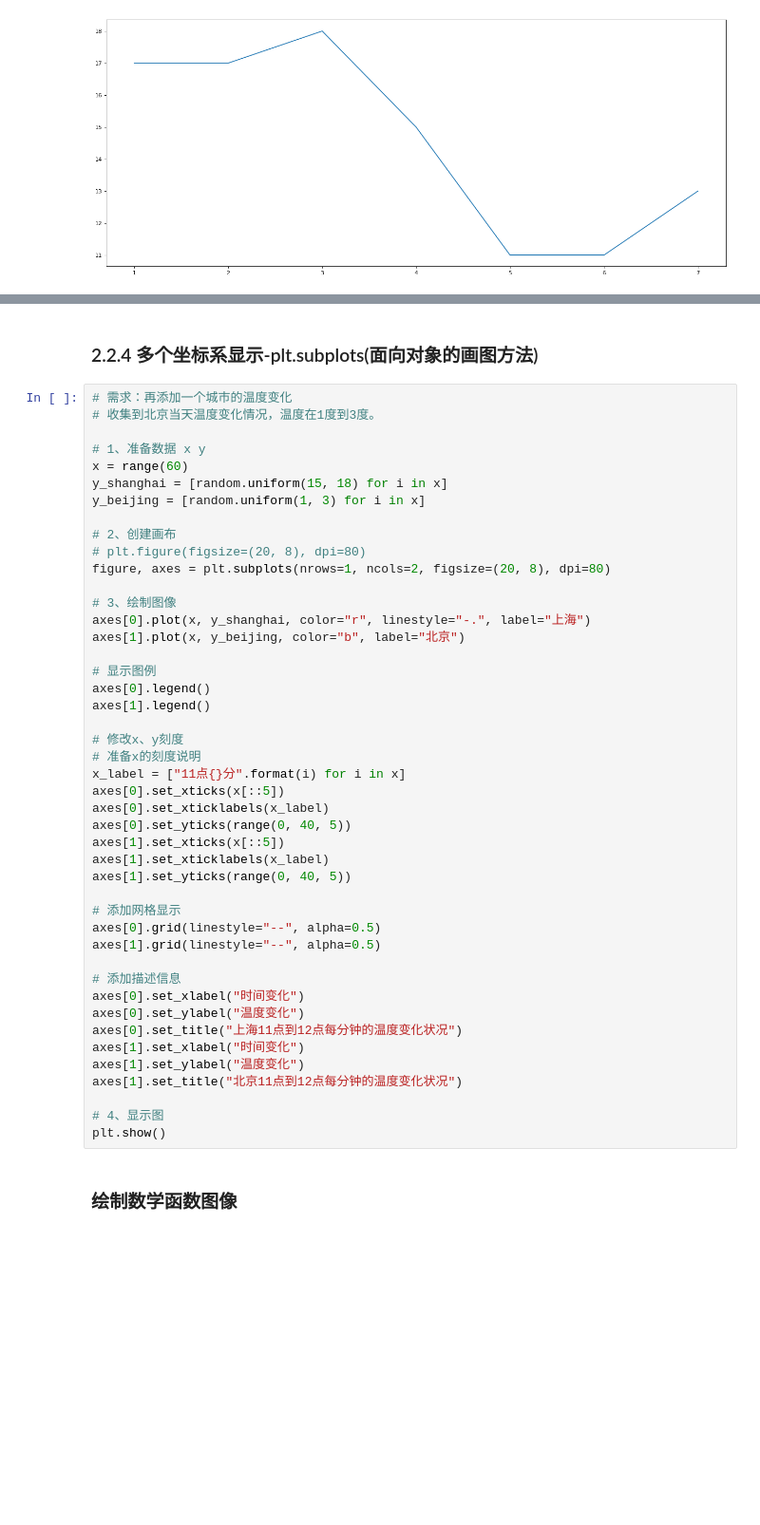
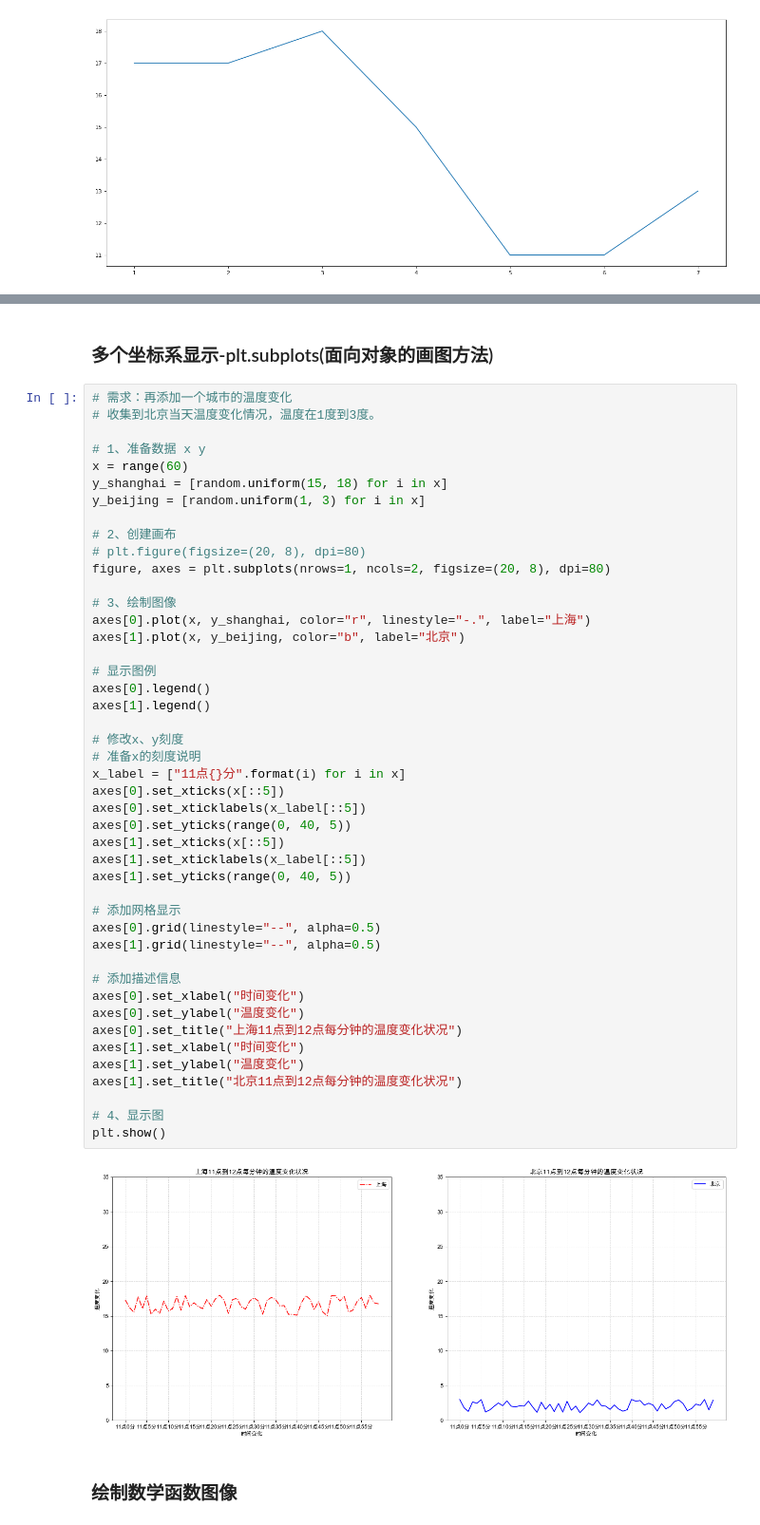
Before and after one commit to L2ncE/DataMining-Study, a Jupyter notebook: matplotlib_demo.ipynb, the cells around one changed output, grey strips where cells are left out. Shown: that part at 95% size. Cells and saved outputs as stored; diff of their text form; blank space fills up the shorter version.

```diff
--- a/matplotlib_demo.ipynb
+++ b/matplotlib_demo.ipynb
@@ -96,5 +104,5 @@ plt.show()
 # %% [markdown]
-### 2.2.4 多个坐标系显示-plt.subplots(面向对象的画图方法)
+### 多个坐标系显示-plt.subplots(面向对象的画图方法)
 # %%
 # 需求：再添加一个城市的温度变化
 # 收集到北京当天温度变化情况，温度在1度到3度。
@@ -111,35 +119,37 @@ figure, axes = plt.subplots(nrows=1, ncols=2, figsize=(20, 8), dpi=80)
 # 3、绘制图像
 axes[0].plot(x, y_shanghai, color="r", linestyle="-.", label="上海")
 axes[1].plot(x, y_beijing, color="b", label="北京")
 
 # 显示图例
 axes[0].legend()
 axes[1].legend()
 
 # 修改x、y刻度
 # 准备x的刻度说明
 x_label = ["11点{}分".format(i) for i in x]
 axes[0].set_xticks(x[::5])
-axes[0].set_xticklabels(x_label)
+axes[0].set_xticklabels(x_label[::5])
 axes[0].set_yticks(range(0, 40, 5))
 axes[1].set_xticks(x[::5])
-axes[1].set_xticklabels(x_label)
+axes[1].set_xticklabels(x_label[::5])
 axes[1].set_yticks(range(0, 40, 5))
 
 # 添加网格显示
 axes[0].grid(linestyle="--", alpha=0.5)
 axes[1].grid(linestyle="--", alpha=0.5)
 
 # 添加描述信息
 axes[0].set_xlabel("时间变化")
 axes[0].set_ylabel("温度变化")
 axes[0].set_title("上海11点到12点每分钟的温度变化状况")
 axes[1].set_xlabel("时间变化")
 axes[1].set_ylabel("温度变化")
 axes[1].set_title("北京11点到12点每分钟的温度变化状况")
 
 # 4、显示图
 plt.show()
+# %% [output]
+[figure, added]
 # %% [markdown]
 ### 绘制数学函数图像
 # %%
```
Also changed, not shown: parts of 14 cells of this notebook.
